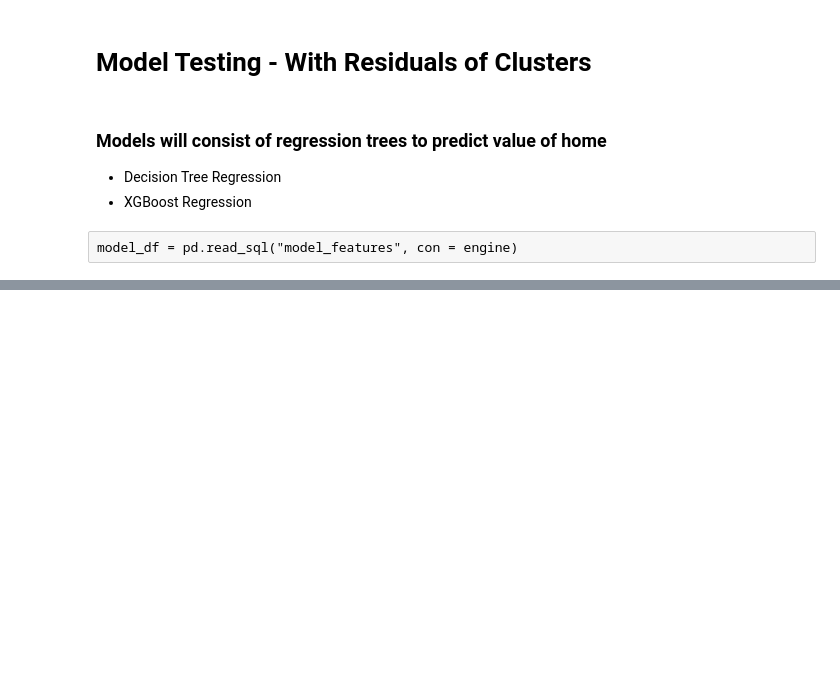
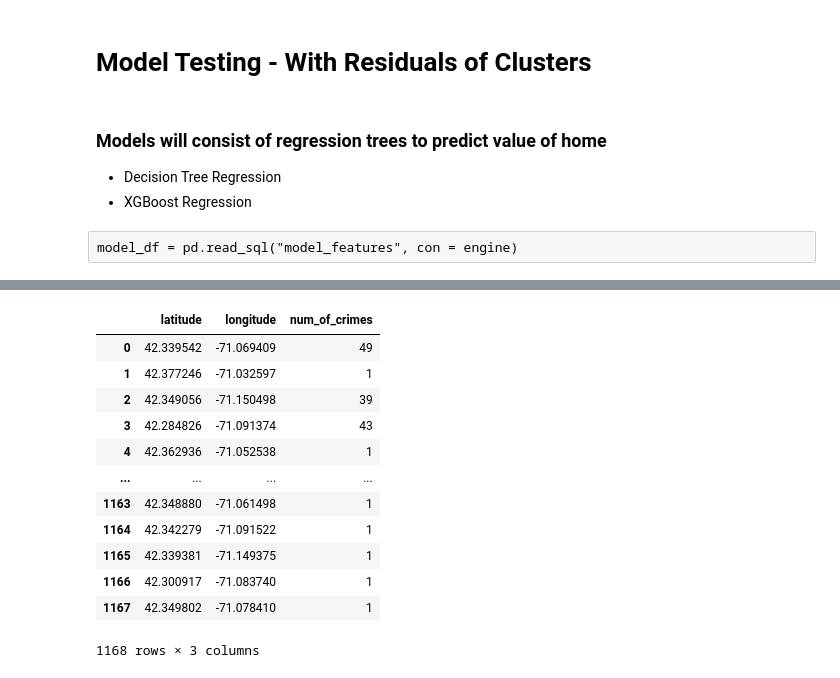
Before and after one commit to tylerwalkerbrown/ML-Real-Estate-App, a Jupyter notebook: EDA_Model_Evaluation.ipynb, the cells around one changed output, grey strips where cells are left out. Saved outputs shown, nothing was run; the diff lists cells and outputs as text; code cells hidden in the pictures; blank space fills up the shorter version.

```diff
--- a/EDA_Model_Evaluation.ipynb
+++ b/EDA_Model_Evaluation.ipynb
@@ -243,0 +383,16 @@ plt.show()
+# %%
+crimes[['latitude','longitude','num_of_crimes']]
+# %% [output]
+|  | latitude | longitude | num_of_crimes |
+| 0 | 42.339542 | -71.069409 | 49 |
+| 1 | 42.377246 | -71.032597 | 1 |
+| 2 | 42.349056 | -71.150498 | 39 |
+| 3 | 42.284826 | -71.091374 | 43 |
+| 4 | 42.362936 | -71.052538 | 1 |
+| ... | ... | ... | ... |
+| 1163 | 42.348880 | -71.061498 | 1 |
+| 1164 | 42.342279 | -71.091522 | 1 |
+| 1165 | 42.339381 | -71.149375 | 1 |
+| 1166 | 42.300917 | -71.083740 | 1 |
+| 1167 | 42.349802 | -71.078410 | 1 |
+1168 rows × 3 columns
```
Also changed, not shown: parts of 23 cells of this notebook, 6 other files.
